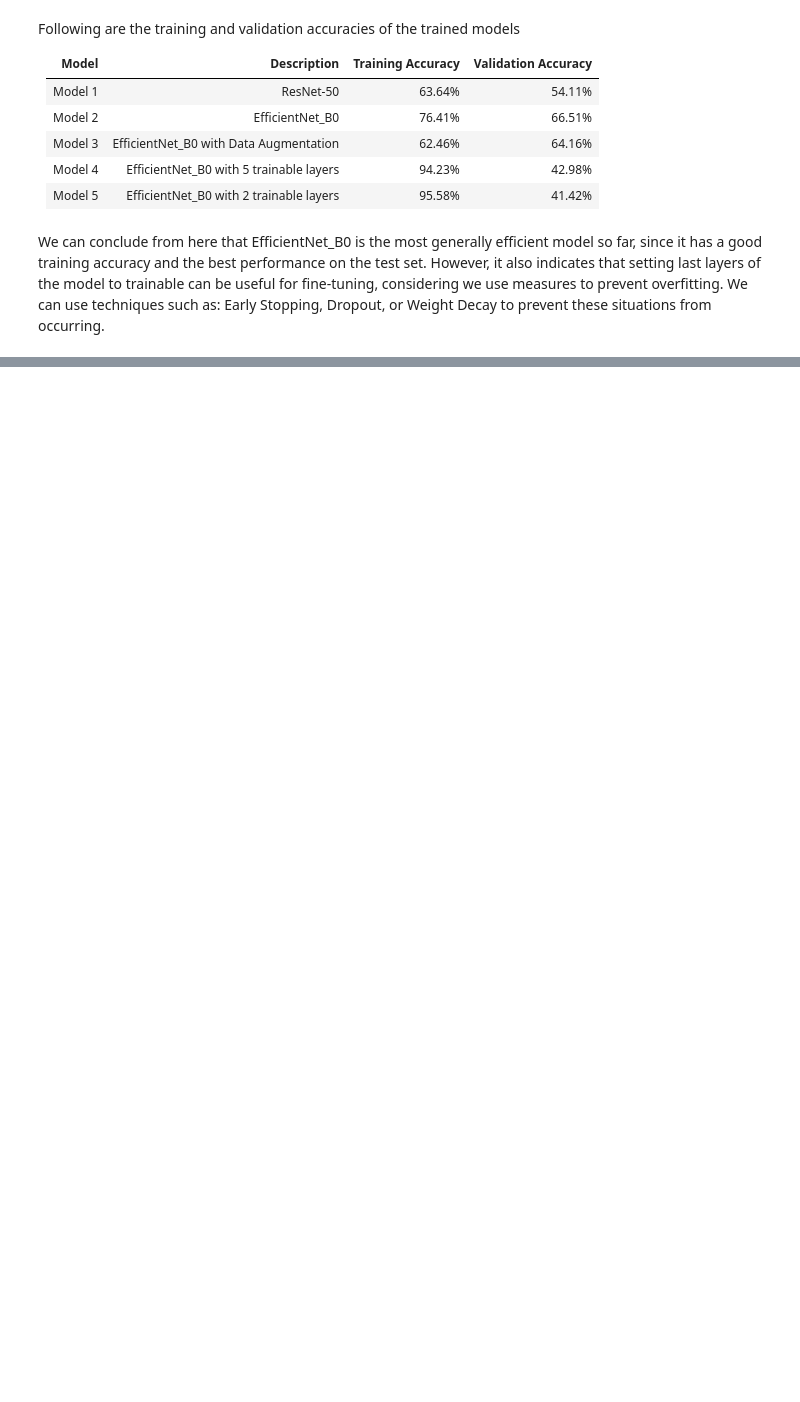
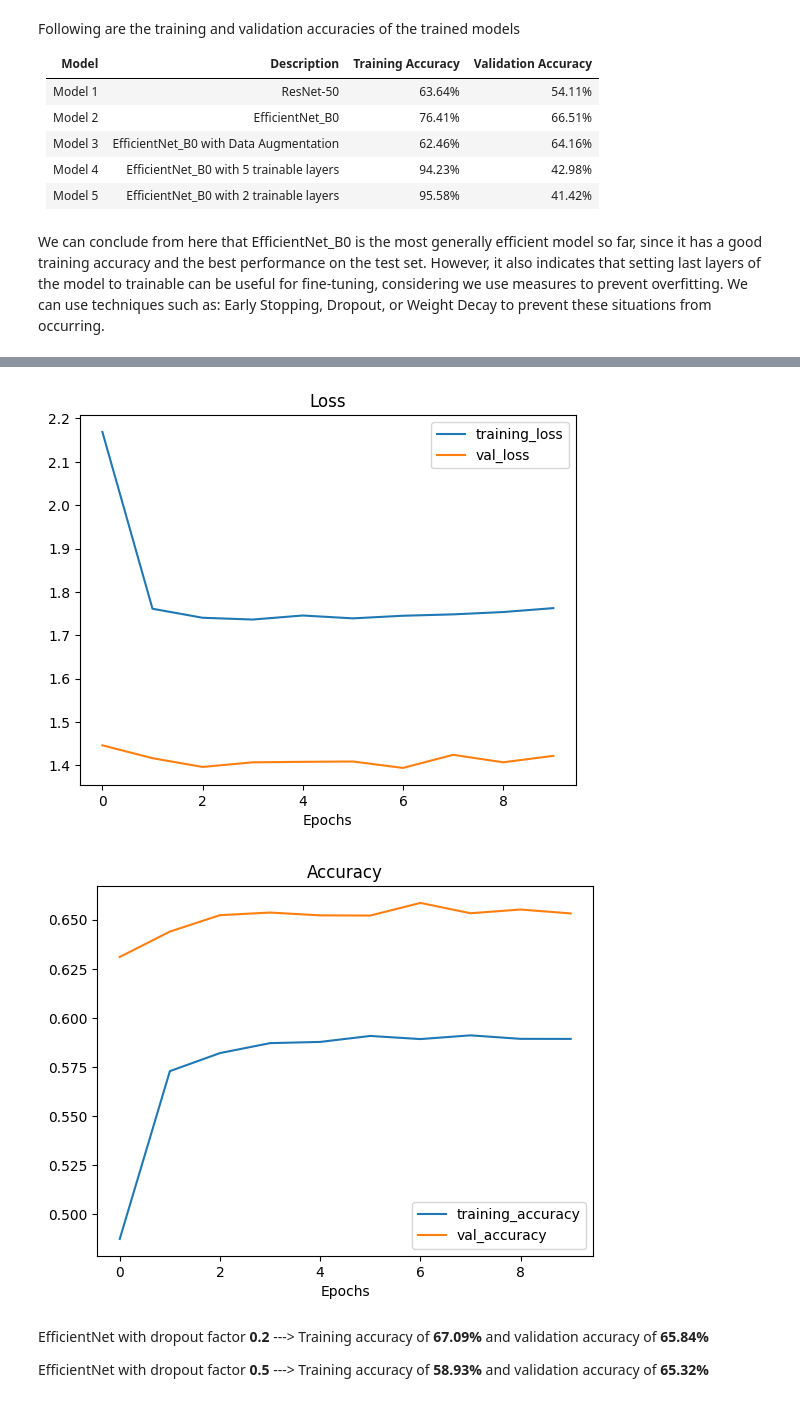
Before and after one commit to CyberSpyderX/Food-Image-Classification, a Jupyter notebook: Food Transformer Fine-Tune.ipynb, the cells around one changed output, grey strips where cells are left out. Drawn from its saved outputs; the diff is of its cells as text; code cells hidden in the pictures; blank space fills up the shorter version.

```diff
--- a/Food Transformer Fine-Tune.ipynb
+++ b/Food Transformer Fine-Tune.ipynb
@@ -551,0 +734,15 @@ We can conclude from here that EfficientNet_B0 is the most generally efficient m
+# %%
+model_Efficientnet_Dropout50 = tf.keras.Sequential([
+    hub.KerasLayer(EfficientNet, trainable = False, input_shape = (250,250,3), name = 'EfficientNet_B0'), # EfficientNet_B0 Layer
+    tf.keras.layers.Dropout(0.5),                                                                         # Dropout layer with 0.5 dropout factor
+    tf.keras.layers.Dense(101, activation = 'softmax', name = 'Output_layer')                             # Dense layer for output
+])
+
+model_Efficientnet_Dropout50.compile(
+    optimizer = tf.keras.optimizers.Adam(),           # Adam optimizer with learning rate 0.001
+    loss = tf.keras.losses.CategoricalCrossentropy(), # Categorical crossentropy loss: Since the output label is assigned one-hot category encoding value in form of 0s and 1.
+    metrics = ['accuracy']                            # Accuracy metric to be used for model evaluation
+)
+model_Efficientnet_Dropout50.summary() # Printing the model summary
+
+model_Efficientnet_Dropout50_model_history = model_Efficientnet_Dropout50.fit(train_data, validation_data=val_data, epochs = 10, verbose = 1) # Training the model
@@ -551,0 +767,9 @@ We can conclude from here that EfficientNet_B0 is the most generally efficient m
+# %%
+plot_result_curves(model_Efficientnet_Dropout50_model_history) # Plotting the results curves
+# %% [output]
+[figure, added]
+[figure, added]
+# %% [markdown]
+EfficientNet with dropout factor **0.2** ---> Training accuracy of **67.09%** and validation accuracy of **65.84%**
+
+EfficientNet with dropout factor **0.5** ---> Training accuracy of **58.93%** and validation accuracy of **65.32%**
```
Also changed, not shown: parts of 63 cells of this notebook, 1 other file.
